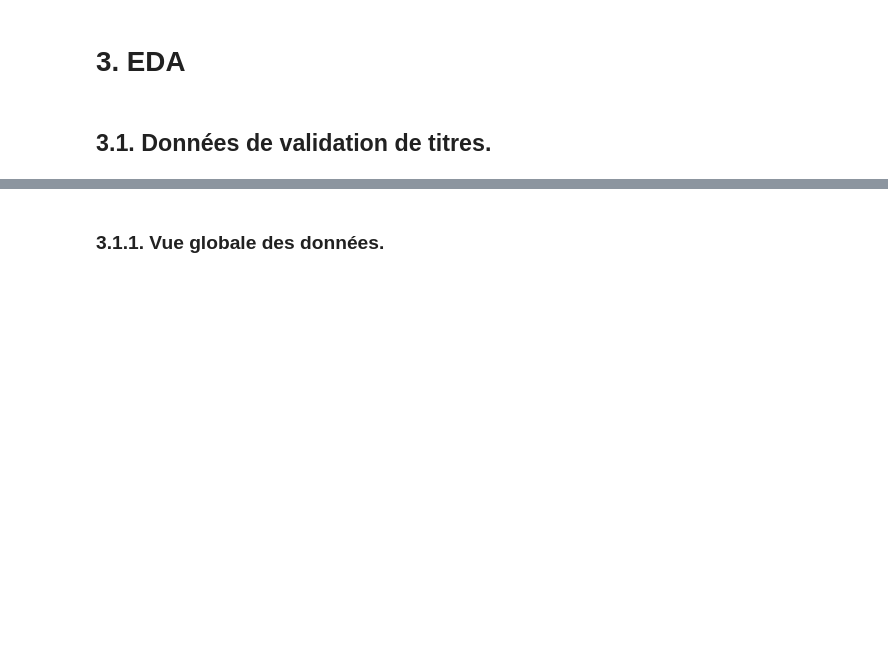
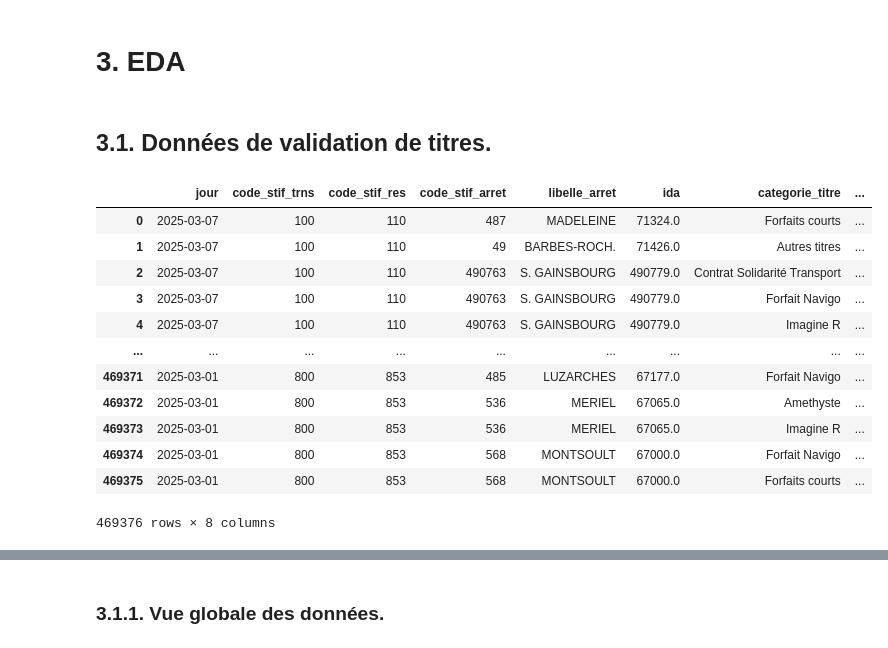
Before and after one commit to m1111111ke/idfm, a Jupyter notebook: notebooks/idfm.ipynb, the cells around one changed output, grey strips where cells are left out. Saved outputs shown, nothing was run; the diff lists cells and outputs as text; code cells hidden in the pictures; blank space fills up the shorter version.

```diff
--- a/notebooks/idfm.ipynb
+++ b/notebooks/idfm.ipynb
@@ -160,3 +137,23 @@ stations_df = pd.read_csv(filepath_stations, sep=";")
 # 3. EDA
 # %% [markdown]
 ## 3.1. Données de validation de titres.
+# %%
+# Objectif : combiner les fichiers sources de validations en un seul fichier csv.
+
+# Nom de colonne "ida" pour "validations_t1.csv" alors que les autres csv sont en "id_zdc"
+df_t1 = pd.read_csv("../data/raw/validations_multiples/validations_t1.csv",sep=";")
+df_t1
+# %% [output]
+|  | jour | code_stif_trns | code_stif_res | code_stif_arret | libelle_arret | ida | categorie_titre | ... |
+| 0 | 2025-03-07 | 100 | 110 | 487 | MADELEINE | 71324.0 | Forfaits courts | ... |
+| 1 | 2025-03-07 | 100 | 110 | 49 | BARBES-ROCH. | 71426.0 | Autres titres | ... |
+| 2 | 2025-03-07 | 100 | 110 | 490763 | S. GAINSBOURG | 490779.0 | Contrat Solidarité Transport | ... |
+| 3 | 2025-03-07 | 100 | 110 | 490763 | S. GAINSBOURG | 490779.0 | Forfait Navigo | ... |
+| 4 | 2025-03-07 | 100 | 110 | 490763 | S. GAINSBOURG | 490779.0 | Imagine R | ... |
+| ... | ... | ... | ... | ... | ... | ... | ... | ... |
+| 469371 | 2025-03-01 | 800 | 853 | 485 | LUZARCHES | 67177.0 | Forfait Navigo | ... |
+| 469372 | 2025-03-01 | 800 | 853 | 536 | MERIEL | 67065.0 | Amethyste | ... |
+| 469373 | 2025-03-01 | 800 | 853 | 536 | MERIEL | 67065.0 | Imagine R | ... |
+| 469374 | 2025-03-01 | 800 | 853 | 568 | MONTSOULT | 67000.0 | Forfait Navigo | ... |
+| 469375 | 2025-03-01 | 800 | 853 | 568 | MONTSOULT | 67000.0 | Forfaits courts | ... |
+469376 rows × 8 columns
```
Also changed, not shown: parts of 15 cells of this notebook.
